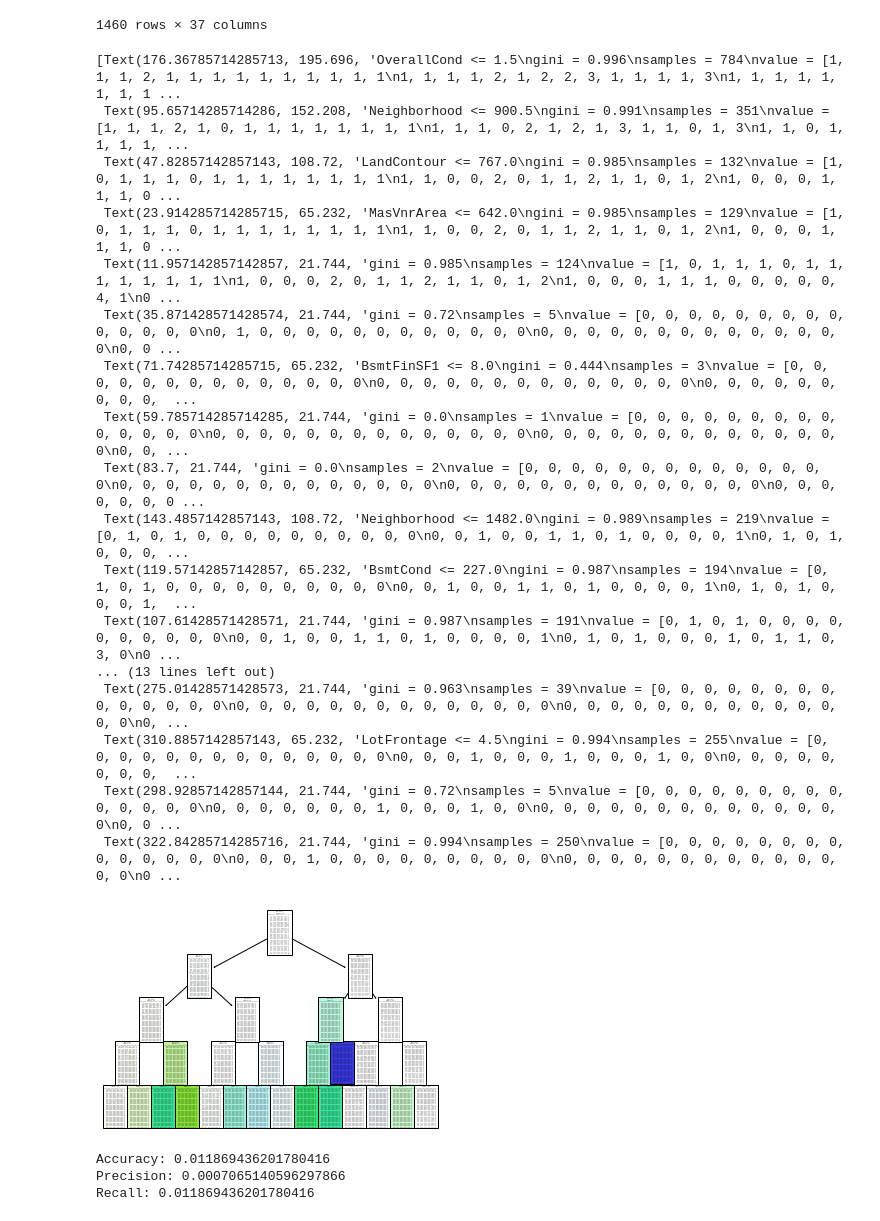
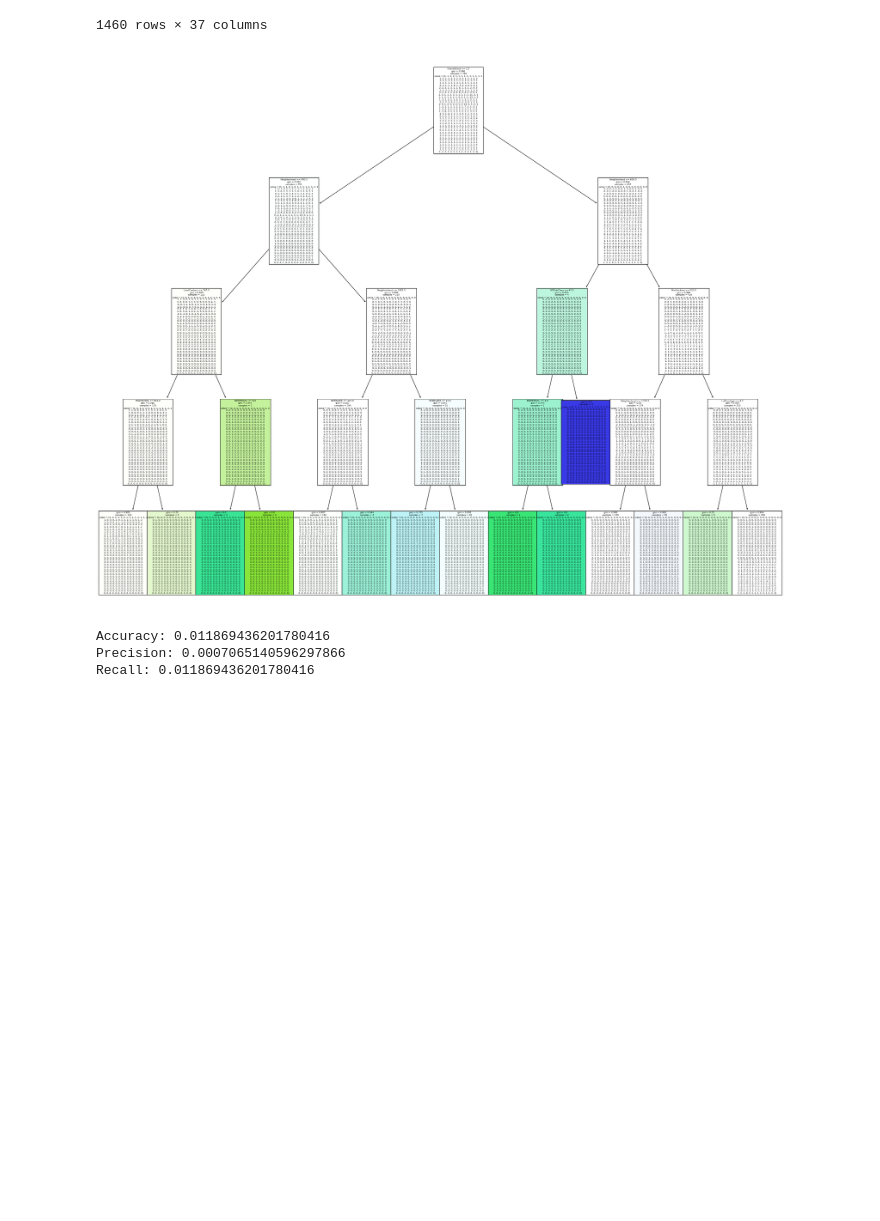
Before and after one commit to JosePabloPonce/MineriaHDT3, a Jupyter notebook: hdt3.ipynb, the cells around one changed output. Saved outputs shown, nothing was run; the diff lists cells and outputs as text; code cells hidden in the pictures; blank space fills up the shorter version.

```diff
--- a/hdt3.ipynb
+++ b/hdt3.ipynb
@@ -485,26 +485,11 @@ x_train, x_test, y_train, y_test = train_test_split(x, y, test_size=0.3, random_
 treeClass = DecisionTreeClassifier(max_depth=4, random_state=42)
 treeClass = treeClass.fit(x_train, y_train)
 # %%
+fig1 = plt.figure(figsize=(30,25))
 tree.plot_tree(treeClass, feature_names=datos.columns, filled=True)
+fig1.savefig('treeClassification.png')
 # %% [output]
-[Text(176.36785714285713, 195.696, 'OverallCond <= 1.5\ngini = 0.996\nsamples = 784\nvalue = [1, 1, 1, 2, 1, 1, 1, 1, 1, 1, 1, 1, 1, 1\n1, 1, 1, 1, 2, 1, 2, 2, 3, 1, 1, 1, 1, 3\n1, 1, 1, 1, 1, 1, 1, 1 ...
- Text(95.65714285714286, 152.208, 'Neighborhood <= 900.5\ngini = 0.991\nsamples = 351\nvalue = [1, 1, 1, 2, 1, 0, 1, 1, 1, 1, 1, 1, 1, 1\n1, 1, 1, 0, 2, 1, 2, 1, 3, 1, 1, 0, 1, 3\n1, 1, 0, 1, 1, 1, 1, ...
- Text(47.82857142857143, 108.72, 'LandContour <= 767.0\ngini = 0.985\nsamples = 132\nvalue = [1, 0, 1, 1, 1, 0, 1, 1, 1, 1, 1, 1, 1, 1\n1, 1, 0, 0, 2, 0, 1, 1, 2, 1, 1, 0, 1, 2\n1, 0, 0, 0, 1, 1, 1, 0 ...
- Text(23.914285714285715, 65.232, 'MasVnrArea <= 642.0\ngini = 0.985\nsamples = 129\nvalue = [1, 0, 1, 1, 1, 0, 1, 1, 1, 1, 1, 1, 1, 1\n1, 1, 0, 0, 2, 0, 1, 1, 2, 1, 1, 0, 1, 2\n1, 0, 0, 0, 1, 1, 1, 0 ...
- Text(11.957142857142857, 21.744, 'gini = 0.985\nsamples = 124\nvalue = [1, 0, 1, 1, 1, 0, 1, 1, 1, 1, 1, 1, 1, 1\n1, 0, 0, 0, 2, 0, 1, 1, 2, 1, 1, 0, 1, 2\n1, 0, 0, 0, 1, 1, 1, 0, 0, 0, 0, 0, 4, 1\n0 ...
- Text(35.871428571428574, 21.744, 'gini = 0.72\nsamples = 5\nvalue = [0, 0, 0, 0, 0, 0, 0, 0, 0, 0, 0, 0, 0, 0\n0, 1, 0, 0, 0, 0, 0, 0, 0, 0, 0, 0, 0, 0\n0, 0, 0, 0, 0, 0, 0, 0, 0, 0, 0, 0, 0, 0\n0, 0 ...
- Text(71.74285714285715, 65.232, 'BsmtFinSF1 <= 8.0\ngini = 0.444\nsamples = 3\nvalue = [0, 0, 0, 0, 0, 0, 0, 0, 0, 0, 0, 0, 0, 0\n0, 0, 0, 0, 0, 0, 0, 0, 0, 0, 0, 0, 0, 0\n0, 0, 0, 0, 0, 0, 0, 0, 0,  ...
- Text(59.785714285714285, 21.744, 'gini = 0.0\nsamples = 1\nvalue = [0, 0, 0, 0, 0, 0, 0, 0, 0, 0, 0, 0, 0, 0\n0, 0, 0, 0, 0, 0, 0, 0, 0, 0, 0, 0, 0, 0\n0, 0, 0, 0, 0, 0, 0, 0, 0, 0, 0, 0, 0, 0\n0, 0, ...
- Text(83.7, 21.744, 'gini = 0.0\nsamples = 2\nvalue = [0, 0, 0, 0, 0, 0, 0, 0, 0, 0, 0, 0, 0, 0\n0, 0, 0, 0, 0, 0, 0, 0, 0, 0, 0, 0, 0, 0\n0, 0, 0, 0, 0, 0, 0, 0, 0, 0, 0, 0, 0, 0\n0, 0, 0, 0, 0, 0, 0 ...
- Text(143.4857142857143, 108.72, 'Neighborhood <= 1482.0\ngini = 0.989\nsamples = 219\nvalue = [0, 1, 0, 1, 0, 0, 0, 0, 0, 0, 0, 0, 0, 0\n0, 0, 1, 0, 0, 1, 1, 0, 1, 0, 0, 0, 0, 1\n0, 1, 0, 1, 0, 0, 0, ...
- Text(119.57142857142857, 65.232, 'BsmtCond <= 227.0\ngini = 0.987\nsamples = 194\nvalue = [0, 1, 0, 1, 0, 0, 0, 0, 0, 0, 0, 0, 0, 0\n0, 0, 1, 0, 0, 1, 1, 0, 1, 0, 0, 0, 0, 1\n0, 1, 0, 1, 0, 0, 0, 1,  ...
- Text(107.61428571428571, 21.744, 'gini = 0.987\nsamples = 191\nvalue = [0, 1, 0, 1, 0, 0, 0, 0, 0, 0, 0, 0, 0, 0\n0, 0, 1, 0, 0, 1, 1, 0, 1, 0, 0, 0, 0, 1\n0, 1, 0, 1, 0, 0, 0, 1, 0, 1, 1, 0, 3, 0\n0 ...
-... (13 lines left out)
- Text(275.01428571428573, 21.744, 'gini = 0.963\nsamples = 39\nvalue = [0, 0, 0, 0, 0, 0, 0, 0, 0, 0, 0, 0, 0, 0\n0, 0, 0, 0, 0, 0, 0, 0, 0, 0, 0, 0, 0, 0\n0, 0, 0, 0, 0, 0, 0, 0, 0, 0, 0, 0, 0, 0\n0, ...
- Text(310.8857142857143, 65.232, 'LotFrontage <= 4.5\ngini = 0.994\nsamples = 255\nvalue = [0, 0, 0, 0, 0, 0, 0, 0, 0, 0, 0, 0, 0, 0\n0, 0, 0, 1, 0, 0, 0, 1, 0, 0, 0, 1, 0, 0\n0, 0, 0, 0, 0, 0, 0, 0,  ...
- Text(298.92857142857144, 21.744, 'gini = 0.72\nsamples = 5\nvalue = [0, 0, 0, 0, 0, 0, 0, 0, 0, 0, 0, 0, 0, 0\n0, 0, 0, 0, 0, 0, 0, 1, 0, 0, 0, 1, 0, 0\n0, 0, 0, 0, 0, 0, 0, 0, 0, 0, 0, 0, 0, 0\n0, 0 ...
- Text(322.84285714285716, 21.744, 'gini = 0.994\nsamples = 250\nvalue = [0, 0, 0, 0, 0, 0, 0, 0, 0, 0, 0, 0, 0, 0\n0, 0, 0, 1, 0, 0, 0, 0, 0, 0, 0, 0, 0, 0\n0, 0, 0, 0, 0, 0, 0, 0, 0, 0, 0, 0, 0, 0\n0 ...
-[figure, old version]
+[figure, new version]
 # %%
 y_pred = treeClass.predict(x_test)
 print("Accuracy:", metrics.accuracy_score(y_test, y_pred))
```
Also changed, not shown: parts of 5 cells of this notebook, 2 other files.
